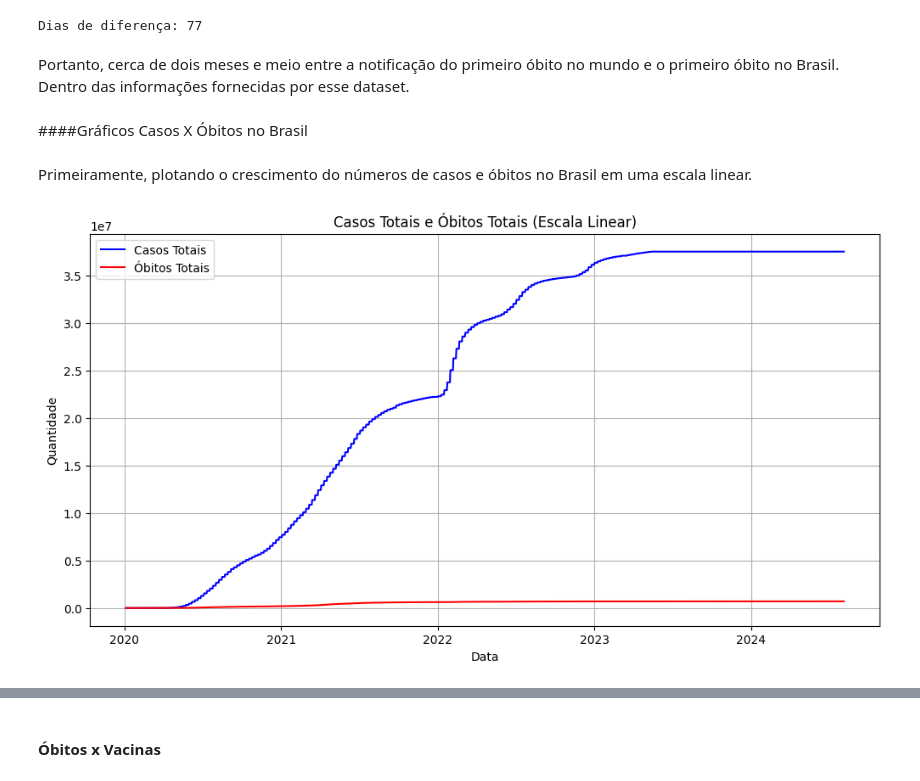
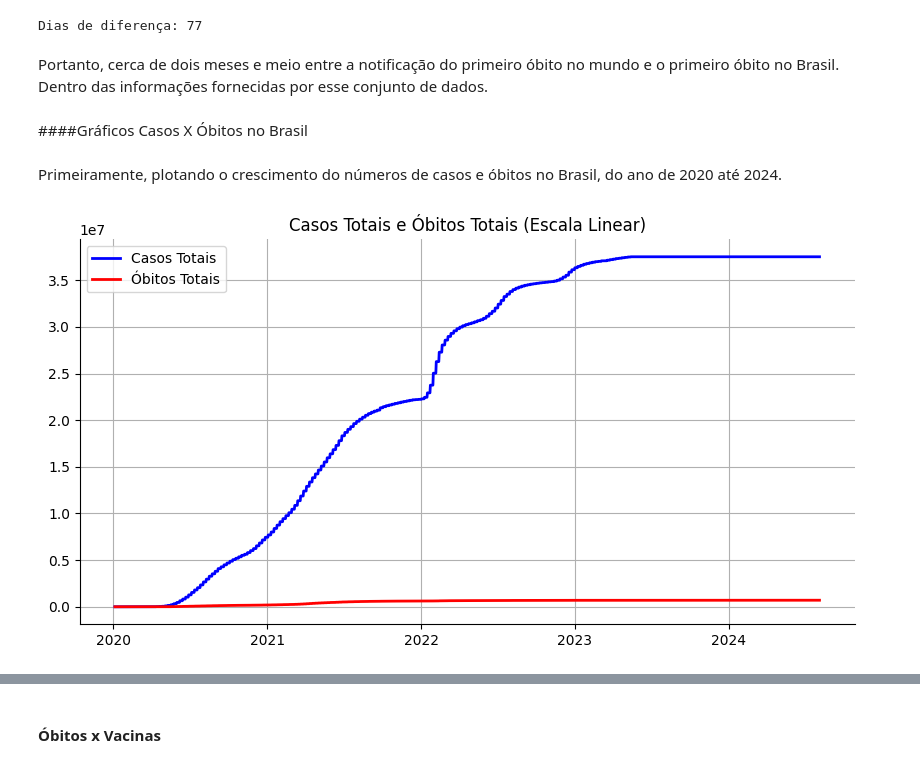
Before and after one commit to gabrielcapela/Panorama_Covid-19, a Jupyter notebook: Panorama_do_COVID_19.ipynb, the cells around one changed output, grey strips where cells are left out. Drawn from its saved outputs; the diff is of its cells as text; code cells hidden in the pictures.

```diff
--- a/Panorama_do_COVID_19.ipynb
+++ b/Panorama_do_COVID_19.ipynb
@@ -356,28 +414,30 @@ print("Dias de diferença:", dias_diferenca.days)  # Número de dias
 # %% [output]
 Dias de diferença: 77
 # %% [markdown]
-Portanto, cerca de dois meses e meio entre a notificação do primeiro óbito no mundo e o primeiro óbito no Brasil. Dentro das informações fornecidas por esse dataset.
+Portanto, cerca de dois meses e meio entre a notificação do primeiro óbito no mundo e o primeiro óbito no Brasil. Dentro das informações fornecidas por esse conjunto de dados.
 # %% [markdown]
 ####Gráficos Casos X Óbitos no Brasil
 # %% [markdown]
-Primeiramente, plotando o crescimento do números de casos e óbitos no Brasil em uma escala linear.
+Primeiramente, plotando o crescimento do números de casos e óbitos no Brasil, do ano de 2020 até 2024.
 # %%
 # Criando a figura e o eixo:
-fig, ax = plt.subplots(figsize=(12, 6))
+fig, ax = plt.subplots(figsize=(10, 5))
 
 # Plotando as duas séries no mesmo gráfico:
-ax.plot(df_brasil['date'], df_brasil['total_cases'], label='Casos Totais', color='blue')
-ax.plot(df_brasil['date'], df_brasil['total_deaths'], label='Óbitos Totais', color='red')
+ax.plot(df_brasil['date'], df_brasil['total_cases'], label='Casos Totais', color='blue', linewidth=2)
+ax.plot(df_brasil['date'], df_brasil['total_deaths'], label='Óbitos Totais', color='red', linewidth=2)
 
 # Adicionando título e rótulos:
 ax.set_title('Casos Totais e Óbitos Totais (Escala Linear)')
-ax.set_xlabel('Data')
-ax.set_ylabel('Quantidade')
+
+# Removendo os eixos superior e direito:
+ax.spines['top'].set_visible(False)
+ax.spines['right'].set_visible(False)
+
 ax.grid(True)
-
-ax.legend()
+ax.legend(fontsize=10)
 
 plt.show()
 # %% [output]
-[figure, old version]
+[figure, new version]
 # %% [markdown]
```
Also changed, not shown: parts of 26 cells of this notebook.
